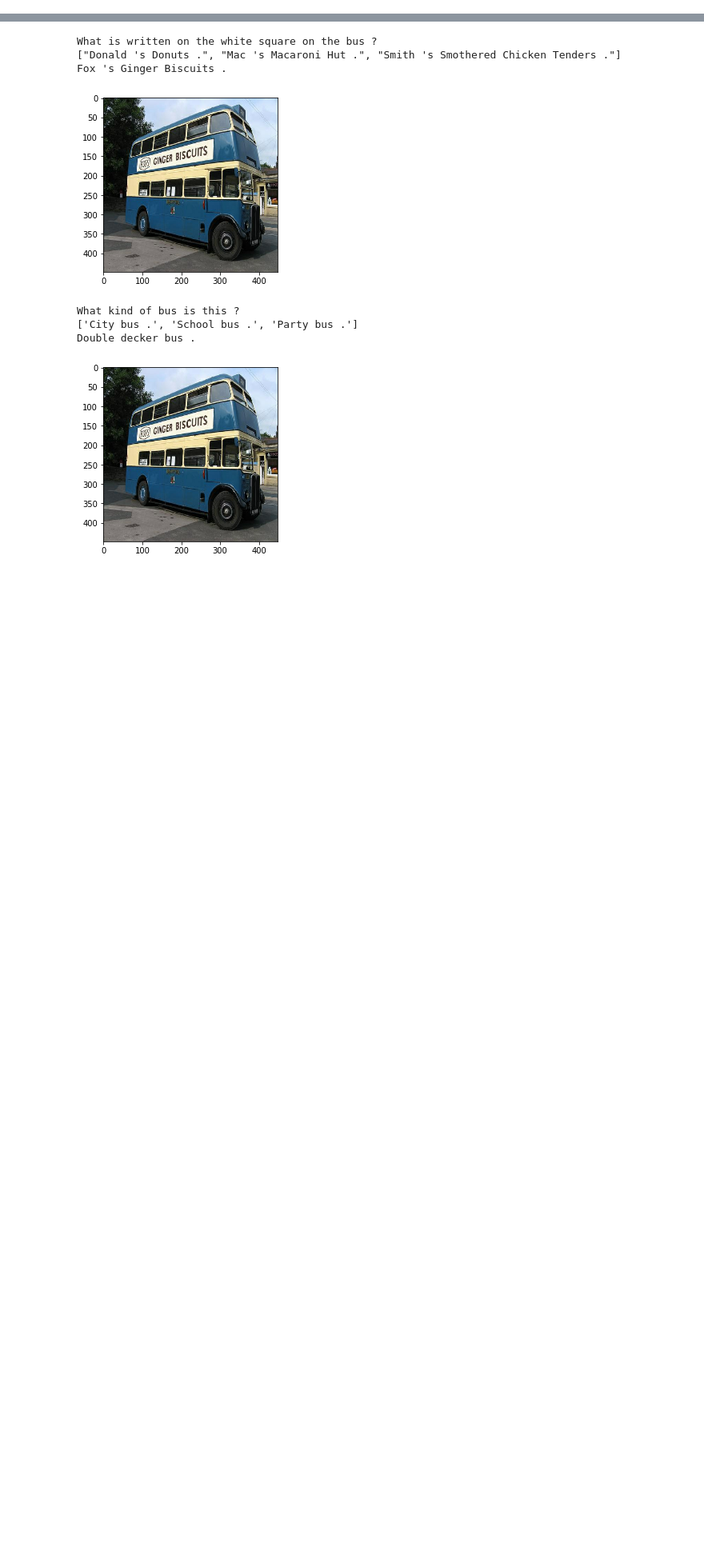
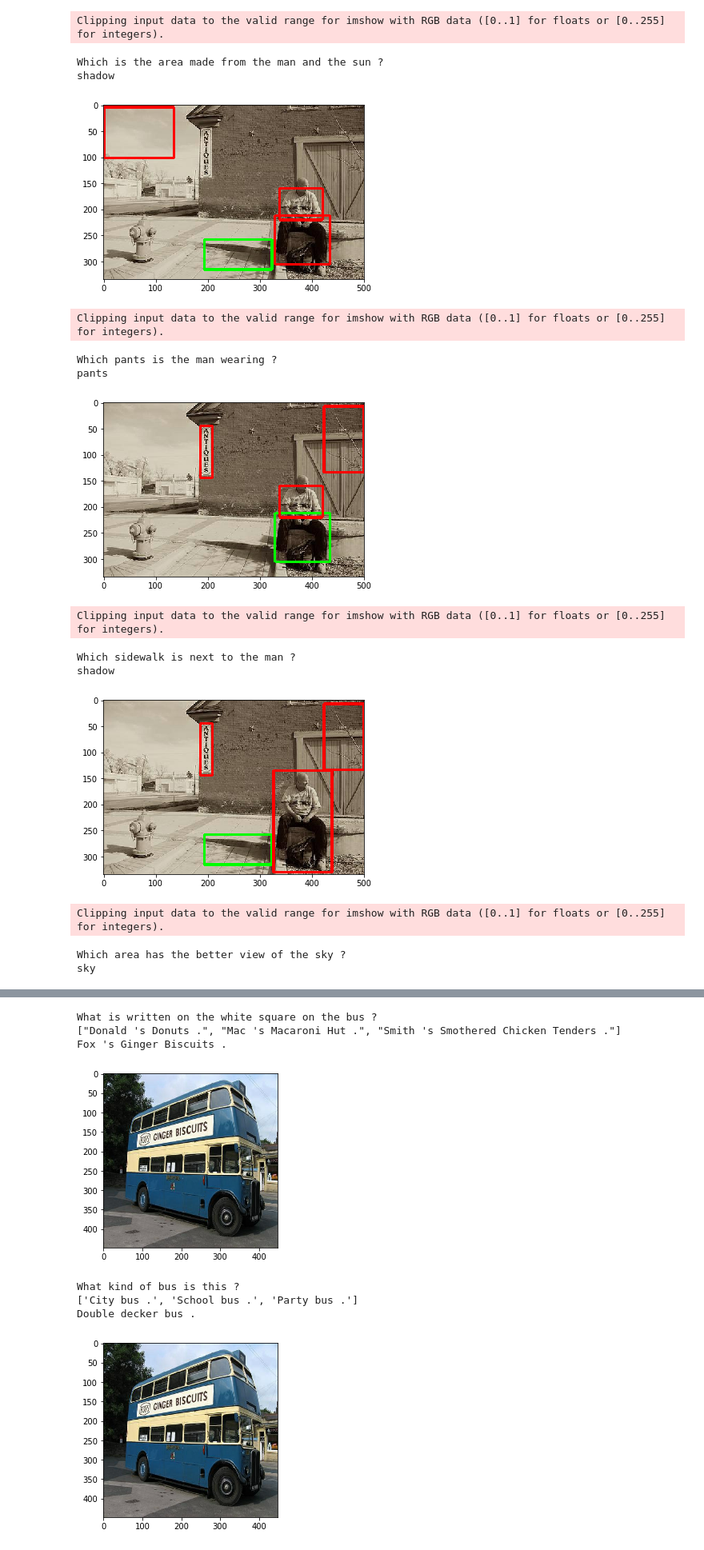
Before and after one commit to qbeer/flux, a Jupyter notebook: samples/Visual7WDataset.ipynb, the cells around one changed output, grey strips where cells are left out. Shown at 80% size. Cells and saved outputs as stored; diff of their text form; code cells hidden in the pictures; blank space fills up the shorter version.

```diff
--- a/samples/Visual7WDataset.ipynb
+++ b/samples/Visual7WDataset.ipynb
@@ -9,4 +11,5 @@ from flux.datasets.vqa.visual7w import Visual7W_Pointing, Visual7W_Telling
 from flux.backend.globals import DATA_STORE
 import json, os
 # %%
-# pointing = Visual7W_Pointing(force_rebuild=False)
+pointing = Visual7W_Pointing(force_rebuild=False)
+telling = Visual7W_Telling(force_rebuild=False)
@@ -16,0 +26,59 @@ telling = Visual7W_Telling(force_rebuild=False)
+# %%
+def decode_text(array):
+    dt = filter(lambda x: x!="", [pointing.dictionary.word_dictionary_rev[w] for w in array])
+    return " ".join(list(dt))
+# %%
+def draw_rectange(coord, img, color):
+    p1 = (coord[0], coord[1])
+    p2 = (coord[2] + p1[0], coord[3] + p1[1])
+    return cv.rectangle(img, p1, p2, color, 4)
+# %%
+for i in range(5):
+    data = next(ptr_dataset_iterator)
+    qwe, qce, ql, aw, ace, al,\
+        m1we, m1ce, m2we, m2ce, m3we, m3ce, \
+        ml, coord, qa_id, q_type, new_img_id = data
+    new_img_id = new_img_id.numpy()[0][0]
+    if new_img_id != img_id:
+        item = next(ptr_images_iterator)
+        image, img_size, image_id = item
+        image = image[...,::-1]
+        image_id = image_id.numpy()[0]
+        image = image.numpy()[0]
+        img_id = new_img_id
+    assert(image_id == img_id)
+    qwe = qwe.numpy()[0]
+    aw = aw.numpy()[0]
+    m1we = m1we.numpy()[0]
+    m2we = m2we.numpy()[0]
+    m3we = m3we.numpy()[0]
+    coord = coord.numpy()[0]
+    coord1, coord2, coord3, coord4 = coord[:4], coord[4:8], coord[8:12], coord[12:]
+    question = decode_text(qwe)
+    ans = decode_text(aw)
+    orig = np.copy(image)
+    img = draw_rectange(coord1, orig, (0, 225, 0))
+    img = draw_rectange(coord2, img, (225, 0, 0))
+    img = draw_rectange(coord3, img, (225, 0, 0))
+    img = draw_rectange(coord4, img, (225, 0, 0))
+
+    print(question)
+    print(ans)
+    plt.imshow(img)
+    plt.show()
+# %% [output]
+Clipping input data to the valid range for imshow with RGB data ([0..1] for floats or [0..255] for integers).
+Which is the area made from the man and the sun ?
+shadow
+[figure, added]
+Clipping input data to the valid range for imshow with RGB data ([0..1] for floats or [0..255] for integers).
+Which pants is the man wearing ?
+pants
+[figure, added]
+Clipping input data to the valid range for imshow with RGB data ([0..1] for floats or [0..255] for integers).
+Which sidewalk is next to the man ?
+shadow
+[figure, added]
+Clipping input data to the valid range for imshow with RGB data ([0..1] for floats or [0..255] for integers).
+Which area has the better view of the sky ?
+sky
```
Also changed, not shown: parts of 9 cells of this notebook, 1 other file.
